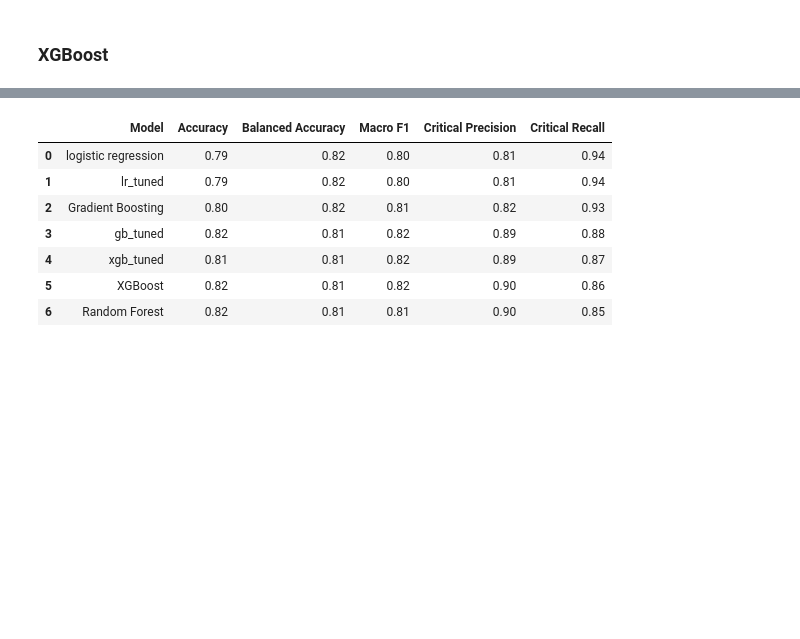
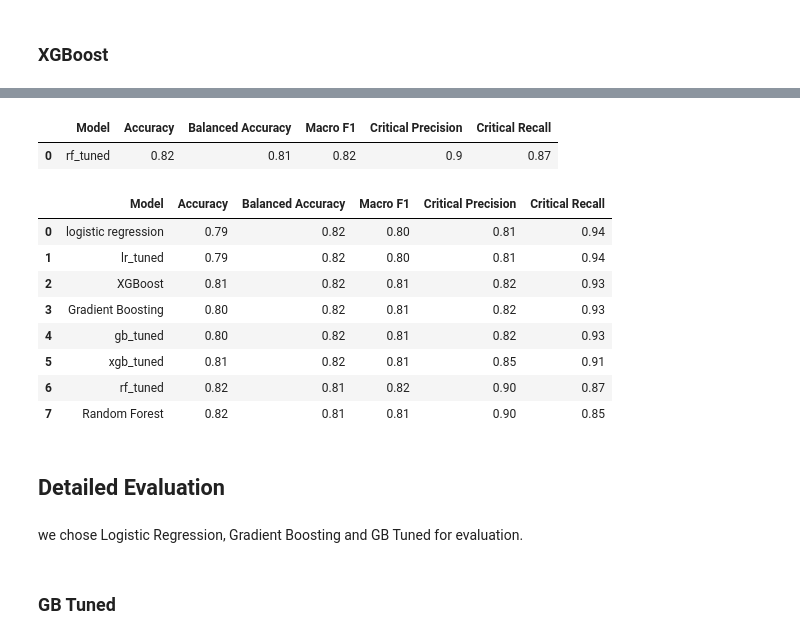
Before and after one commit to variableh/NASA, a Jupyter notebook: 03_classification.ipynb, the cells around one changed output, grey strips where cells are left out. Cells and saved outputs as stored; diff of their text form; code cells hidden in the pictures; blank space fills up the shorter version.

```diff
--- a/03_classification.ipynb
+++ b/03_classification.ipynb
@@ -400,7 +385,7 @@ RandomizedSearchCV(cv=GroupKFold(n_splits=3, random_state=None, shuffle=False),
 # %%
 
 best_gb = gb_search.best_estimator_
-y_pred_xgb_tuned = best_gb.predict(X_val)
+y_pred_gb_tuned = best_gb.predict(X_val)
 gb_tuned_results = evaluate(y_val, y_pred_gb_tuned, "gb_tuned")
 gb_tuned_results
 # %% [output]
@@ -429,11 +407,11 @@ xgb_search = RandomizedSearchCV(
     estimator=xgb_model,
     param_distributions=xgb_param_grid,
     n_iter=20,
-    scoring=critical_recall_scorer,
+    scoring="f1_macro",
     cv=group_kfold,
     random_state=42,
     n_jobs=-1
 )
 
-xgb_search.fit(X_train, y_train, groups=train_engine_ids)
+xgb_search.fit(X_train, y_train, groups=train_engine_ids, sample_weight=sample_weights)
 # %% [output]
@@ -475,0 +446,26 @@ plot_cm(
+# %%
+rf_param_grid = {
+    "n_estimators": [100, 200, 300, 500],
+    "max_depth": [None, 5, 10, 15, 20, 30],
+    "min_samples_split": [2, 5, 10],
+    "min_samples_leaf": [1, 2, 4],
+    "max_features": ["sqrt", "log2", None],
+    "class_weight": ['balanced']
+}
+
+rf_search = RandomizedSearchCV(
+    estimator=rf_model,
+    param_distributions=rf_param_grid,
+    n_iter=20,
+    scoring="f1_macro",
+    cv=group_kfold,
+    random_state=42,
+    n_jobs=-1,
+    verbose=1
+)
+
+rf_search.fit(
+    X_train,
+    y_train,
+    groups=train_engine_ids,
+)
@@ -476,15 +486,31 @@ plot_cm(
+# %%
+
+best_rf = rf_search.best_estimator_
+y_pred_rf_tuned = best_rf.predict(X_val)
+rf_tuned_results = evaluate(y_val, y_pred_rf_tuned, "rf_tuned")
+rf_tuned_results
+# %% [output]
+|  | Model | Accuracy | Balanced Accuracy | Macro F1 | Critical Precision | Critical Recall |
+| 0 | rf_tuned | 0.82 | 0.81 | 0.82 | 0.9 | 0.87 |
 # %%
-all_results = [lr_results, rf_results, gb_results, xgb_results, gb_tuned_results, xgb_tuned_results, lr_tuned_results]
+all_results = [lr_results, rf_results, gb_results, xgb_results, gb_tuned_results, xgb_tuned_results, lr_tuned_results, rf_tuned_results]
 
 final_results = pd.concat(all_results, ignore_index=True)
 
 final_results.sort_values("Critical Recall", ascending= False).reset_index(drop=True)
 # %% [output]
 |  | Model | Accuracy | Balanced Accuracy | Macro F1 | Critical Precision | Critical Recall |
 | 0 | logistic regression | 0.79 | 0.82 | 0.80 | 0.81 | 0.94 |
 | 1 | lr_tuned | 0.79 | 0.82 | 0.80 | 0.81 | 0.94 |
-| 2 | Gradient Boosting | 0.80 | 0.82 | 0.81 | 0.82 | 0.93 |
-| 3 | gb_tuned | 0.82 | 0.81 | 0.82 | 0.89 | 0.88 |
-| 4 | xgb_tuned | 0.81 | 0.81 | 0.82 | 0.89 | 0.87 |
-| 5 | XGBoost | 0.82 | 0.81 | 0.82 | 0.90 | 0.86 |
-| 6 | Random Forest | 0.82 | 0.81 | 0.81 | 0.90 | 0.85 |
+| 2 | XGBoost | 0.81 | 0.82 | 0.81 | 0.82 | 0.93 |
+| 3 | Gradient Boosting | 0.80 | 0.82 | 0.81 | 0.82 | 0.93 |
+| 4 | gb_tuned | 0.80 | 0.82 | 0.81 | 0.82 | 0.93 |
+| 5 | xgb_tuned | 0.81 | 0.82 | 0.81 | 0.85 | 0.91 |
+| 6 | rf_tuned | 0.82 | 0.81 | 0.82 | 0.90 | 0.87 |
+| 7 | Random Forest | 0.82 | 0.81 | 0.81 | 0.90 | 0.85 |
+# %% [markdown]
+## Detailed Evaluation
+# %% [markdown]
+we chose Logistic Regression, Gradient Boosting and GB Tuned for evaluation.
+# %% [markdown]
+### GB Tuned
```
Also changed, not shown: parts of 37 cells of this notebook.
